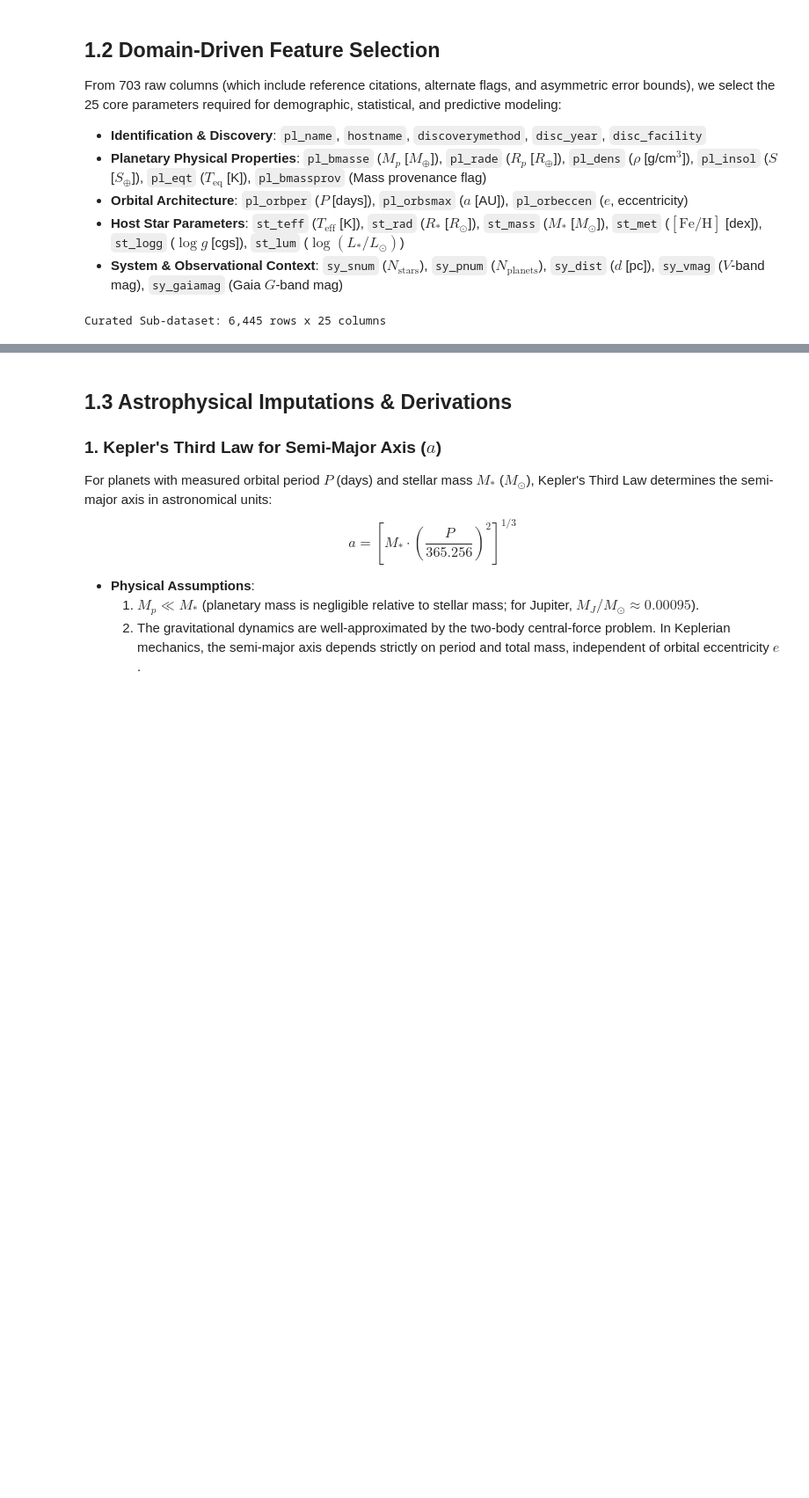
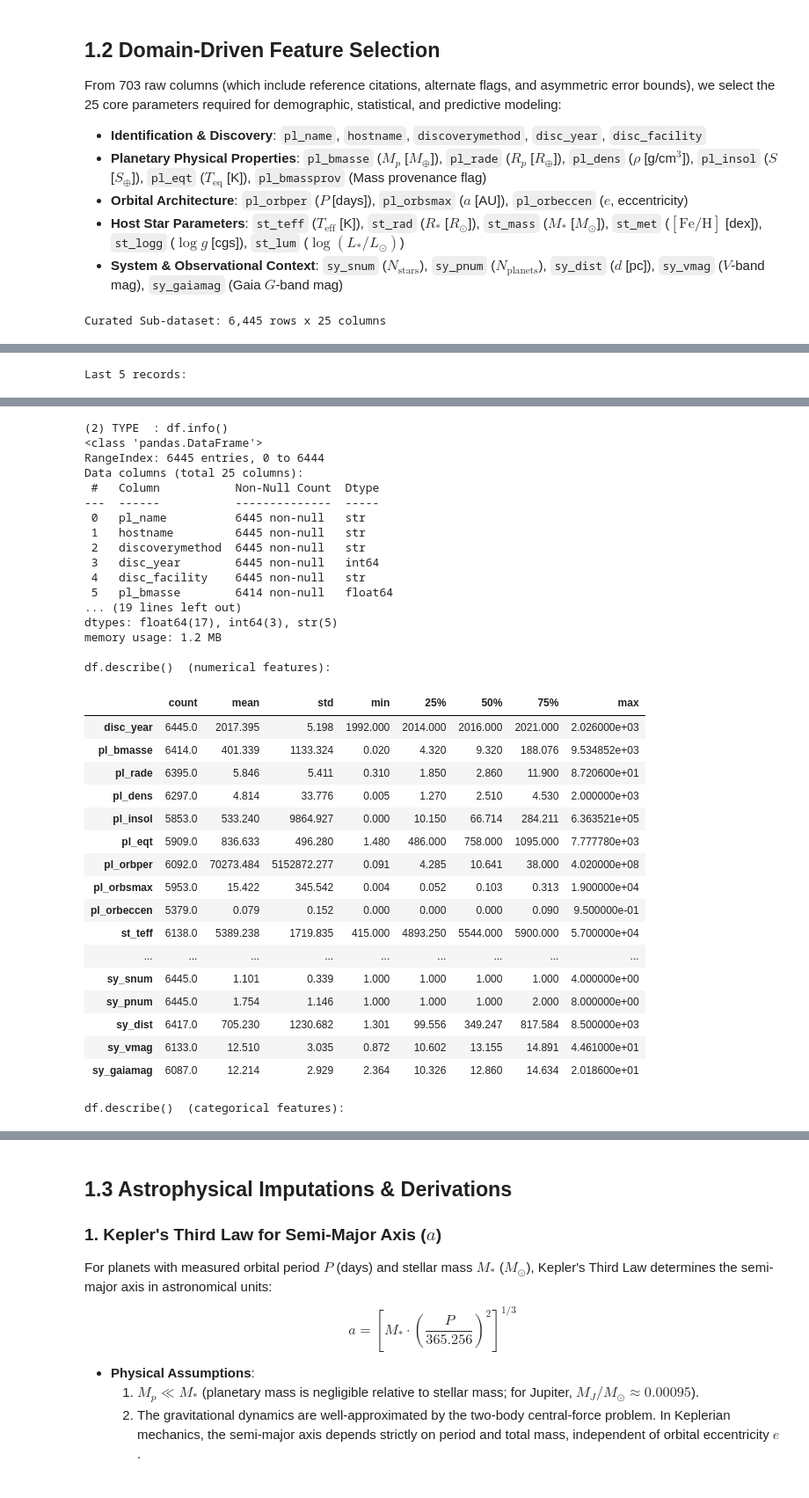
Before and after one commit to mmanalim/exoplanet-analysis, a Jupyter notebook: 01_data_preparation.ipynb, the cells around one changed output, grey strips where cells are left out. Shown at 88% size. Cells and saved outputs as stored; diff of their text form; code cells hidden in the pictures; blank space fills up the shorter version.

```diff
--- a/01_data_preparation.ipynb
+++ b/01_data_preparation.ipynb
@@ -76,0 +80,41 @@ Curated Sub-dataset: 6,445 rows x 25 columns
+# %%
+# ======================================================================
+# Data Import checklist
+# READ-ONLY screening: `df` is not modified here.
+# ======================================================================
+from IPython.display import display
+
+# (1) DIMENSION -----------------------------------------------------------
+num_features = df.select_dtypes(include='number').columns.tolist()
+cat_features = [c for c in df.columns if c not in num_features]
+print(f"(1) DIMENSION  : df.shape = {df.shape}  ->  {df.shape[0]:,} observations x {df.shape[1]} features")
+print(f"    numerical features = {len(num_features)} | categorical features = {len(cat_features)}")
+
+# first 10 / last 5 records
+show_cols = ['pl_name', 'hostname', 'discoverymethod', 'disc_year', 'pl_rade', 'pl_bmasse', 'pl_orbper']
+print("\nFirst 10 records:")
+display(df[show_cols].head(10))
+print("Last 5 records:")
+display(df[show_cols].tail(5))
+
+# (2) TYPE ----------------------------------------------------------------
+print("\n(2) TYPE  : df.info()")
+df.info()
+
+print("\ndf.describe()  (numerical features):")
+display(df[num_features].describe().T.round(3))
+print("df.describe()  (categorical features):")
+display(df[cat_features].describe().T)
+
+# (3) DUPLICATION -----------------------------------
+const_cols = [c for c in df.columns if df[c].nunique(dropna=True) <= 1]
+print("\n(3) DUPLICATION / CONSTANT-COLUMN CHECK")
+print(f"    duplicated full records        : {df.duplicated().sum()}")
+print(f"    duplicated primary key pl_name : {df['pl_name'].duplicated().sum()}")
+print(f"    constant (zero-information) columns: {const_cols if const_cols else 'none'}")
+
+# categorical value counts: imbalance / inconsistent labels
+print("\nvalue_counts() of key categorical features:")
+display(df['discoverymethod'].value_counts().to_frame('count').assign(percent=lambda t: (100*t['count']/len(df)).round(2)))
+display(df['pl_bmassprov'].value_counts().to_frame('count').assign(percent=lambda t: (100*t['count']/len(df)).round(2)))
+# %% [output]
@@ -76,0 +136 @@ Curated Sub-dataset: 6,445 rows x 25 columns
+Last 5 records:
@@ -76,0 +143,35 @@ Curated Sub-dataset: 6,445 rows x 25 columns
+(2) TYPE  : df.info()
+<class 'pandas.DataFrame'>
+RangeIndex: 6445 entries, 0 to 6444
+Data columns (total 25 columns):
+ #   Column           Non-Null Count  Dtype
+---  ------           --------------  -----
+ 0   pl_name          6445 non-null   str
+ 1   hostname         6445 non-null   str
+ 2   discoverymethod  6445 non-null   str
+ 3   disc_year        6445 non-null   int64
+ 4   disc_facility    6445 non-null   str
+ 5   pl_bmasse        6414 non-null   float64
+... (19 lines left out)
+dtypes: float64(17), int64(3), str(5)
+memory usage: 1.2 MB
+
+df.describe()  (numerical features):
+|  | count | mean | std | min | 25% | 50% | 75% | max |
+| disc_year | 6445.0 | 2017.395 | 5.198 | 1992.000 | 2014.000 | 2016.000 | 2021.000 | 2.026000e+03 |
+| pl_bmasse | 6414.0 | 401.339 | 1133.324 | 0.020 | 4.320 | 9.320 | 188.076 | 9.534852e+03 |
+| pl_rade | 6395.0 | 5.846 | 5.411 | 0.310 | 1.850 | 2.860 | 11.900 | 8.720600e+01 |
+| pl_dens | 6297.0 | 4.814 | 33.776 | 0.005 | 1.270 | 2.510 | 4.530 | 2.000000e+03 |
+| pl_insol | 5853.0 | 533.240 | 9864.927 | 0.000 | 10.150 | 66.714 | 284.211 | 6.363521e+05 |
+| pl_eqt | 5909.0 | 836.633 | 496.280 | 1.480 | 486.000 | 758.000 | 1095.000 | 7.777780e+03 |
+| pl_orbper | 6092.0 | 70273.484 | 5152872.277 | 0.091 | 4.285 | 10.641 | 38.000 | 4.020000e+08 |
+| pl_orbsmax | 5953.0 | 15.422 | 345.542 | 0.004 | 0.052 | 0.103 | 0.313 | 1.900000e+04 |
+| pl_orbeccen | 5379.0 | 0.079 | 0.152 | 0.000 | 0.000 | 0.000 | 0.090 | 9.500000e-01 |
+| st_teff | 6138.0 | 5389.238 | 1719.835 | 415.000 | 4893.250 | 5544.000 | 5900.000 | 5.700000e+04 |
+| ... | ... | ... | ... | ... | ... | ... | ... | ... |
+| sy_snum | 6445.0 | 1.101 | 0.339 | 1.000 | 1.000 | 1.000 | 1.000 | 4.000000e+00 |
+| sy_pnum | 6445.0 | 1.754 | 1.146 | 1.000 | 1.000 | 1.000 | 2.000 | 8.000000e+00 |
+| sy_dist | 6417.0 | 705.230 | 1230.682 | 1.301 | 99.556 | 349.247 | 817.584 | 8.500000e+03 |
+| sy_vmag | 6133.0 | 12.510 | 3.035 | 0.872 | 10.602 | 13.155 | 14.891 | 4.461000e+01 |
+| sy_gaiamag | 6087.0 | 12.214 | 2.929 | 2.364 | 10.326 | 12.860 | 14.634 | 2.018600e+01 |
+df.describe()  (categorical features):
```
Also changed, not shown: parts of 16 cells of this notebook, 4 other files.
